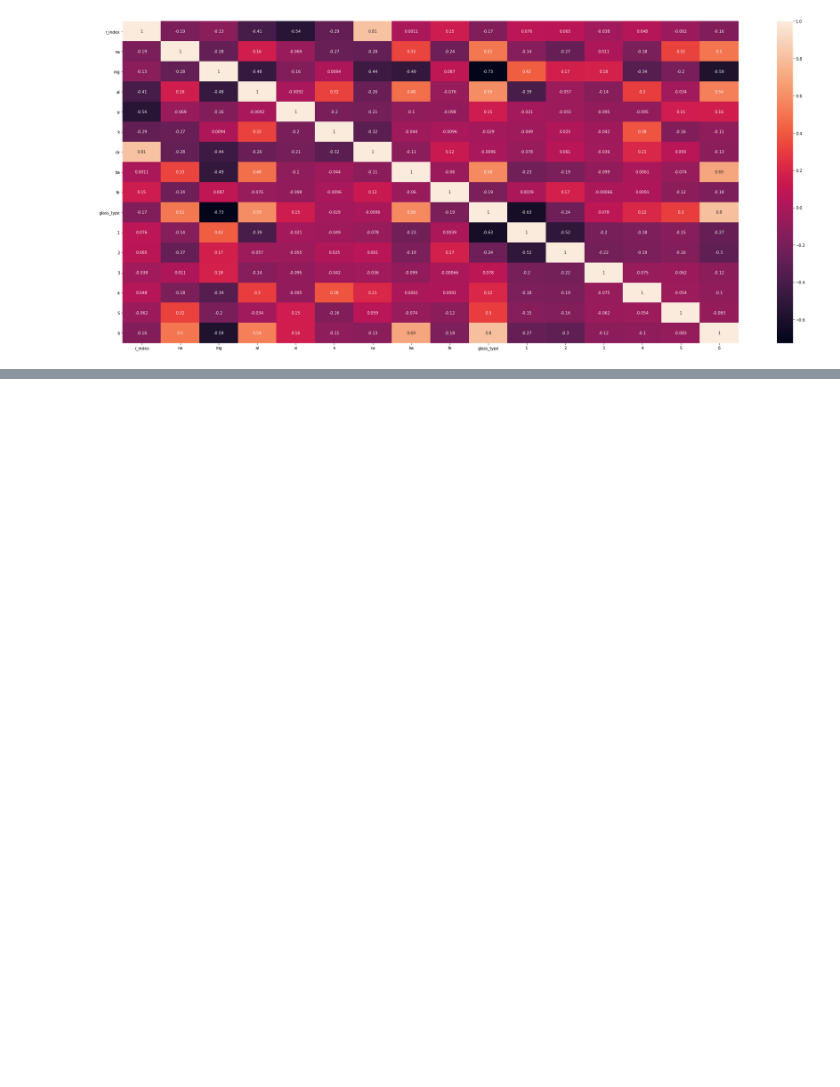
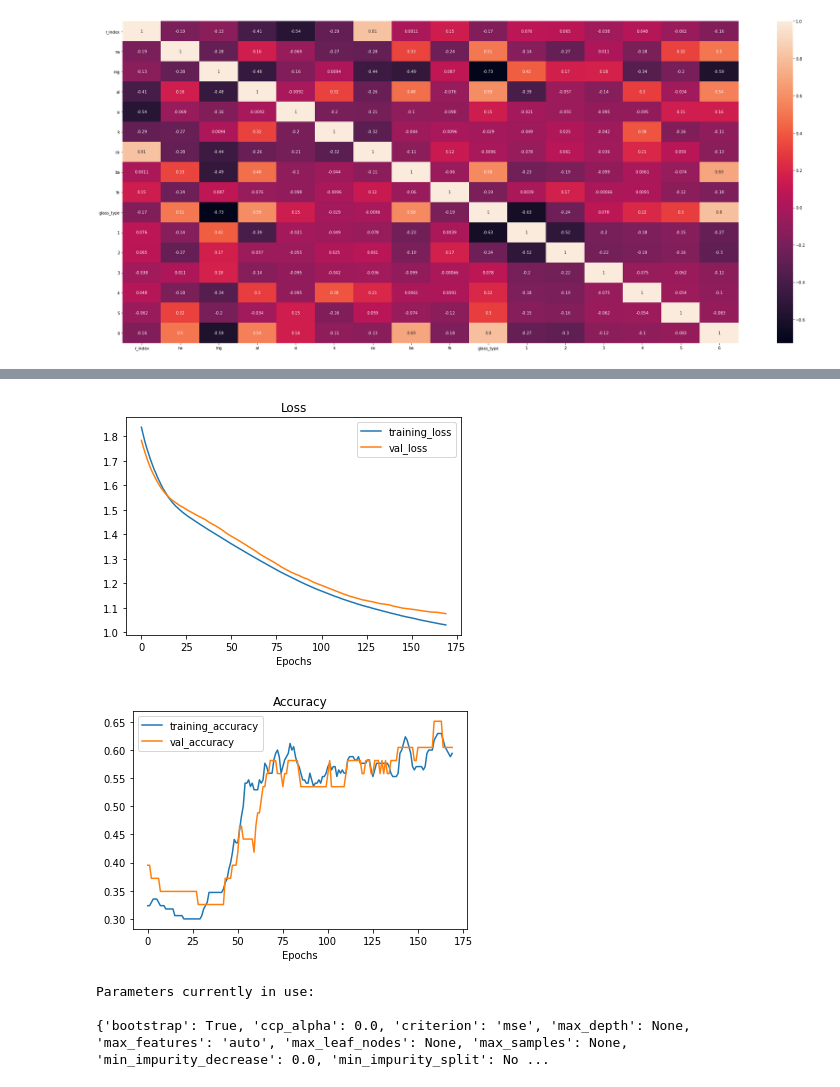
Before and after one commit to El-Nico/glass_classification, a Jupyter notebook: glass_classification.ipynb, the cells around one changed output, grey strips where cells are left out. Drawn from its saved outputs; the diff is of its cells as text; code cells hidden in the pictures; blank space fills up the shorter version.

```diff
--- a/glass_classification.ipynb
+++ b/glass_classification.ipynb
@@ -188,0 +210,3 @@ print(type(df.glass_type.values))
+# %%
+from sklearn.model_selection import train_test_split
+X_train, X_test, y_train, y_test = train_test_split(X, y, test_size = 0.20, random_state = 0)
@@ -188,0 +495,5 @@ print(type(df.glass_type.values))
+# %%
+from tensorflow.keras.utils import to_categorical
+one_hot_y_train= to_categorical(y_train-1, num_classes=6)
+one_hot_y_test = to_categorical(y_test-1, num_classes=6)
+one_hot_y_train.shape, one_hot_y_test.shape
@@ -188,0 +502,7 @@ print(type(df.glass_type.values))
+# %%
+
+# Fit the model
+non_norm_history = model_11.fit(X_train,
+                                one_hot_y_train,
+                                epochs=170,
+                                validation_data=(X_test, one_hot_y_test)) # see how the model performs on the test set during training
@@ -188,0 +527,43 @@ print(type(df.glass_type.values))
+# %%
+# Plot the validation and training data separately
+def plot_loss_curves(history):
+  """
+  Returns separate loss curves for training and validation metrics.
+  """
+  loss = history.history['loss']
+  val_loss = history.history['val_loss']
+
+  accuracy = history.history['accuracy']
+  val_accuracy = history.history['val_accuracy']
+
+  epochs = range(len(history.history['loss']))
+
+  # Plot loss
+  plt.plot(epochs, loss, label='training_loss')
+  plt.plot(epochs, val_loss, label='val_loss')
+  plt.title('Loss')
+  plt.xlabel('Epochs')
+  plt.legend()
+
+  # Plot accuracy
+  plt.figure()
+  plt.plot(epochs, accuracy, label='training_accuracy')
+  plt.plot(epochs, val_accuracy, label='val_accuracy')
+  plt.title('Accuracy')
+  plt.xlabel('Epochs')
+  plt.legend();
+# %%
+plot_loss_curves(non_norm_history)
+# %% [output]
+[figure, added]
+[figure, added]
+# %%
+from sklearn.ensemble import RandomForestRegressor
+rf = RandomForestRegressor(random_state = 42)
+from pprint import pprint# Look at parameters used by our current forest
+print('Parameters currently in use:\n')
+print(rf.get_params())
+# %% [output]
+Parameters currently in use:
+
+{'bootstrap': True, 'ccp_alpha': 0.0, 'criterion': 'mse', 'max_depth': None, 'max_features': 'auto', 'max_leaf_nodes': None, 'max_samples': None, 'min_impurity_decrease': 0.0, 'min_impurity_split': No ...
```
Also changed, not shown: parts of 44 cells of this notebook.
